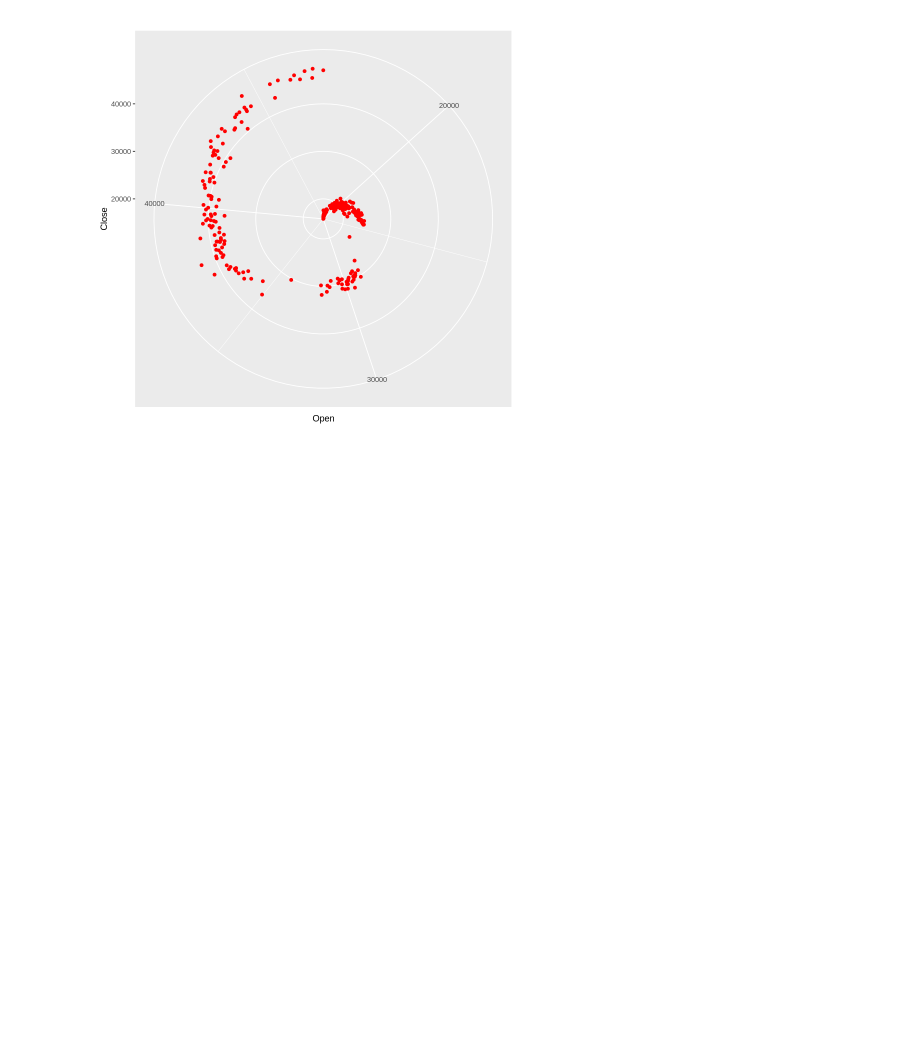
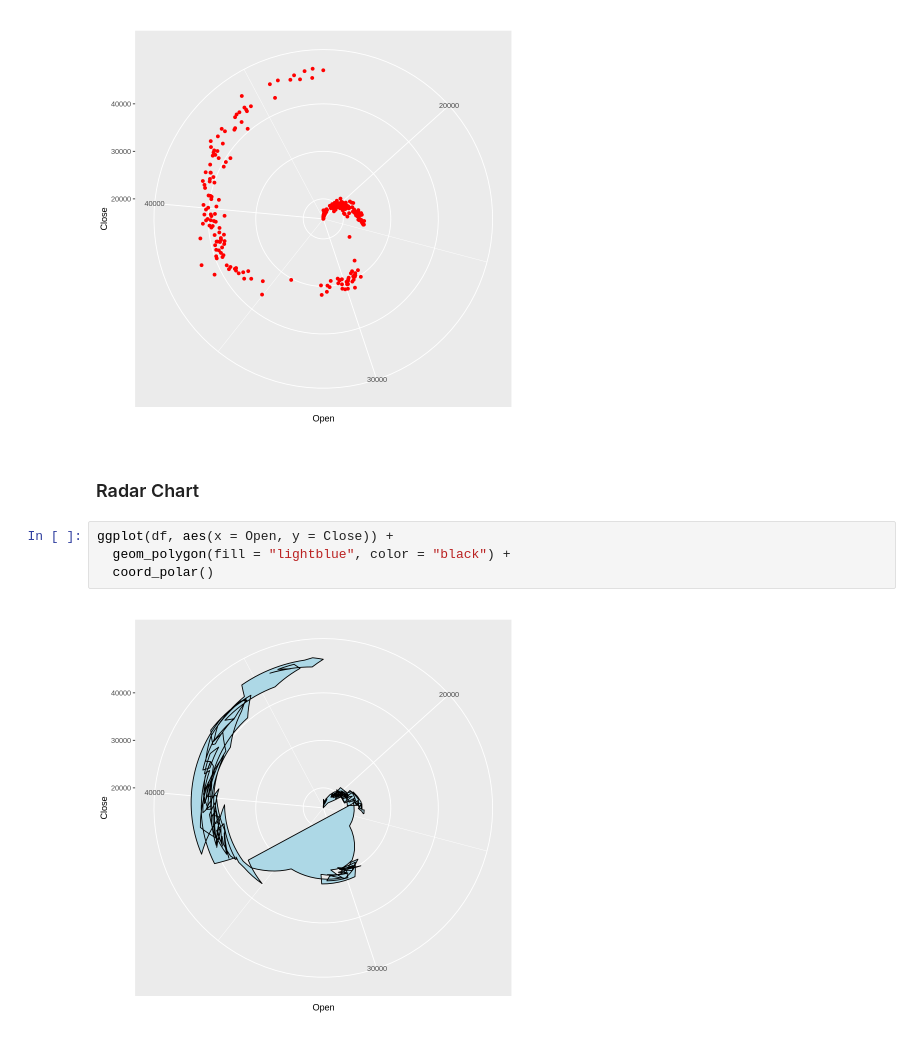
Before and after one commit to mehdisahraeei/analyzing_data_with_R, a Jupyter notebook: project/analyzing_data_with_R.ipynb, the cells around one changed output. Cells and saved outputs as stored; diff of their text form; blank space fills up the shorter version.

Commit message:
more charts were added

```diff
--- a/project/analyzing_data_with_R.ipynb
+++ b/project/analyzing_data_with_R.ipynb
@@ -102,3 +102,11 @@ ggplot(df, aes(x = Open)) +
   coord_polar()
 # %% [output]
 [figure]
+# %% [markdown]
+### Radar Chart
+# %%
+ggplot(df, aes(x = Open, y = Close)) +
+  geom_polygon(fill = "lightblue", color = "black") +
+  coord_polar()
+# %% [output]
+[figure, added]
```
Also changed, not shown: parts of 5 cells of this notebook.
